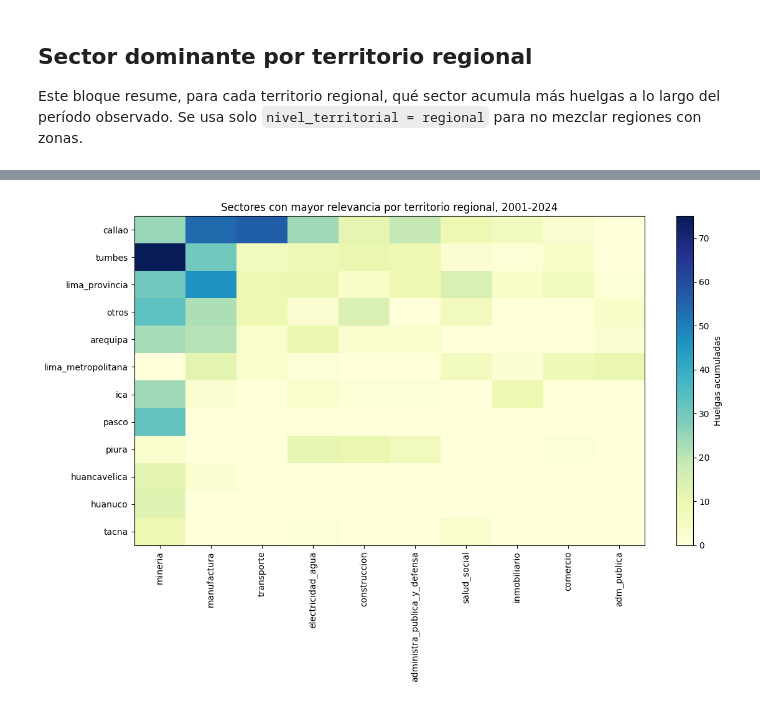
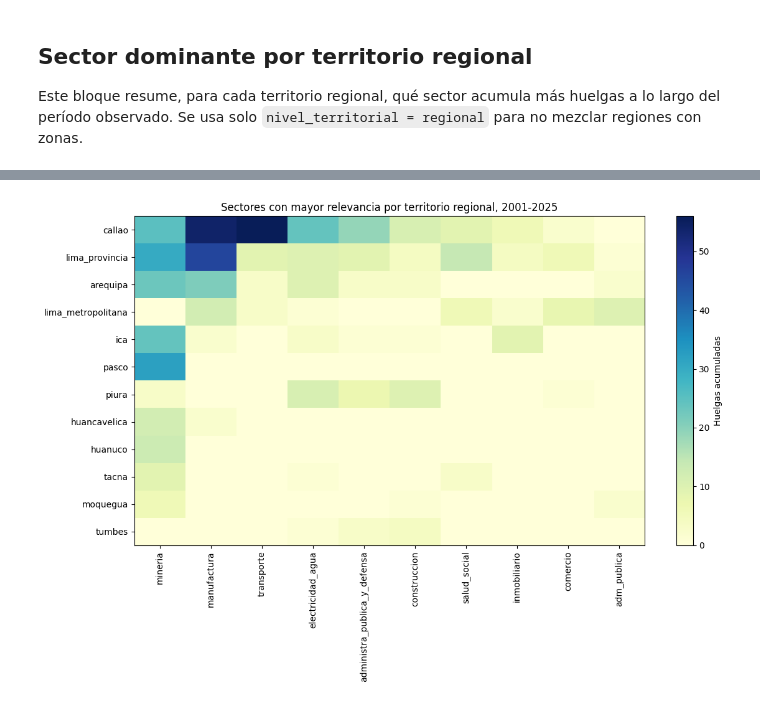
Before and after one commit to valentinalinares/huelgas-peru, a Jupyter notebook: notebooks/04_cruce_sector_territorio.ipynb, the cells around one changed output, grey strips where cells are left out. Saved outputs shown, nothing was run; the diff lists cells and outputs as text; code cells hidden in the pictures.

Commit message:
feat: actualización base huelgas 1993-2025 con datos MTPE 2025

```diff
--- a/notebooks/04_cruce_sector_territorio.ipynb
+++ b/notebooks/04_cruce_sector_territorio.ipynb
@@ -21,9 +21,9 @@ else:
     project_root = ROOT.parent
 
 BASE = project_root / 'bases' / 'cruce_sector_territorio'
-cross = pd.read_csv(BASE / 'sector_territorio_2001_2024.csv')
-coverage = pd.read_csv(BASE / 'cobertura_sector_territorio_1993_2024.csv')
-validation = pd.read_csv(BASE / 'validacion_sector_territorio_2001_2024.csv')
+cross = pd.read_csv(BASE / 'sector_territorio_2001_2025.csv')
+coverage = pd.read_csv(BASE / 'cobertura_sector_territorio_1993_2025.csv')
+validation = pd.read_csv(BASE / 'validacion_sector_territorio_2001_2025.csv')
 validation_summary = pd.read_csv(BASE / 'validacion_sector_territorio_resumen.csv')
 # %% [markdown]
 ## Cobertura
@@ -254,32 +254,32 @@ sector_dominante[['territorio_homologado_agregado', 'actividad_homologada_agrega
 # %%
 top_territorios = territorio_totales.sort_values('huelgas_totales_territorio', ascending=False).head(12)['territorio_homologado_agregado']
 top_sectores = (
     territorio_sector.groupby('actividad_homologada_agregada', as_index=False)['huelgas']
     .sum()
     .sort_values('huelgas', ascending=False)
     .head(10)['actividad_homologada_agregada']
 )
 
 heat = (
     territorio_sector[
         territorio_sector['territorio_homologado_agregado'].isin(top_territorios)
         & territorio_sector['actividad_homologada_agregada'].isin(top_sectores)
     ]
     .pivot(index='territorio_homologado_agregado', columns='actividad_homologada_agregada', values='huelgas')
     .fillna(0)
 )
 
 heat = heat.loc[heat.sum(axis=1).sort_values(ascending=False).index, heat.sum(axis=0).sort_values(ascending=False).index]
 
 fig, ax = plt.subplots(figsize=(12, 8))
 im = ax.imshow(heat.values, aspect='auto', cmap='YlGnBu')
 ax.set_xticks(range(len(heat.columns)))
 ax.set_xticklabels(heat.columns, rotation=90)
 ax.set_yticks(range(len(heat.index)))
 ax.set_yticklabels(heat.index)
-ax.set_title('Sectores con mayor relevancia por territorio regional, 2001-2024')
+ax.set_title('Sectores con mayor relevancia por territorio regional, 2001-2025')
 fig.colorbar(im, ax=ax, label='Huelgas acumuladas')
 plt.tight_layout()
 plt.show()
 # %% [output]
-[figure, old version]
+[figure, new version]
```
Also changed, not shown: parts of 9 cells of this notebook, 52 other files.
